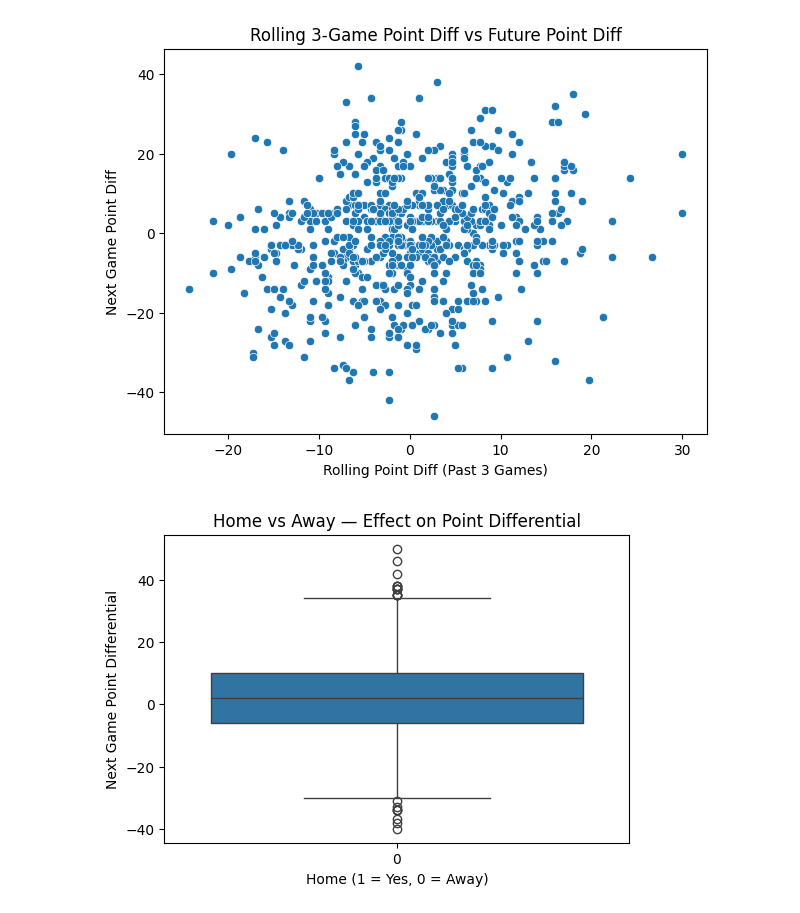
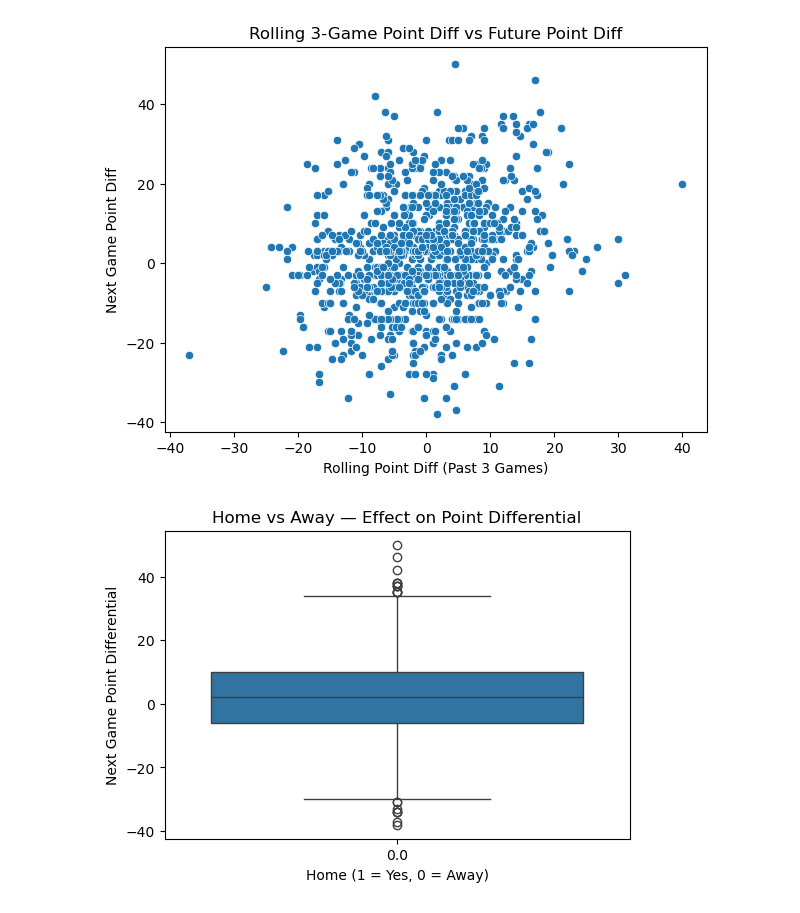
Before and after one commit to ryansteele9/NFL_Predict_Repo_INST414, a Jupyter notebook: notebooks/multivariate_analysis.ipynb, the cells around one changed output. Saved outputs shown, nothing was run; the diff lists cells and outputs as text; code cells hidden in the pictures.

```diff
--- a/notebooks/multivariate_analysis.ipynb
+++ b/notebooks/multivariate_analysis.ipynb
@@ -3,7 +3,7 @@ import pandas as pd
 import matplotlib.pyplot as plt
 import seaborn as sns
 
-df = pd.read_csv("/Users/ryansteele/my_repo2/my_project3/data/matchups/matchups_all_seasons.csv")
+df = pd.read_csv("/Users/ryansteele/my_repo2/data/processed/matchups/matchups_all_seasons.csv")
 
 df.head()
 # %% [output]
@@ -32,12 +22,12 @@ Name: target_next_point_diff, dtype: float64
 # %%
 plt.figure(figsize=(7,5))
-sns.scatterplot(data=df, x='rolling_point_diff_3', y='target_next_point_diff')
+sns.scatterplot(data=df, x='rolling_point_diff_3', y='point_diff')
 plt.title("Rolling 3-Game Point Diff vs Future Point Diff")
 plt.xlabel("Rolling Point Diff (Past 3 Games)")
 plt.ylabel("Next Game Point Diff")
 plt.show()
 # %% [output]
-[figure, old version]
+[figure, new version]
 # %%
 plt.figure(figsize=(6,4))
 sns.boxplot(data=df, x='home', y='point_diff')
@@ -46,4 +36,4 @@ plt.xlabel("Home (1 = Yes, 0 = Away)")
 plt.ylabel("Next Game Point Differential")
 plt.show()
 # %% [output]
-[figure, old version]
+[figure, new version]
```
Also changed, not shown: parts of 2 cells of this notebook, 18 other files.
